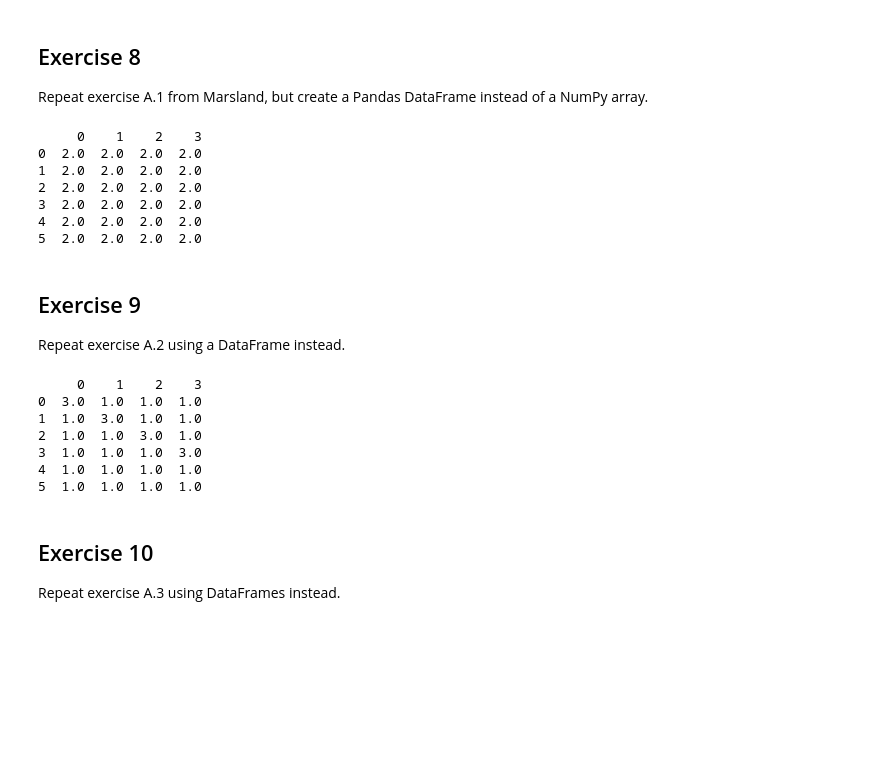
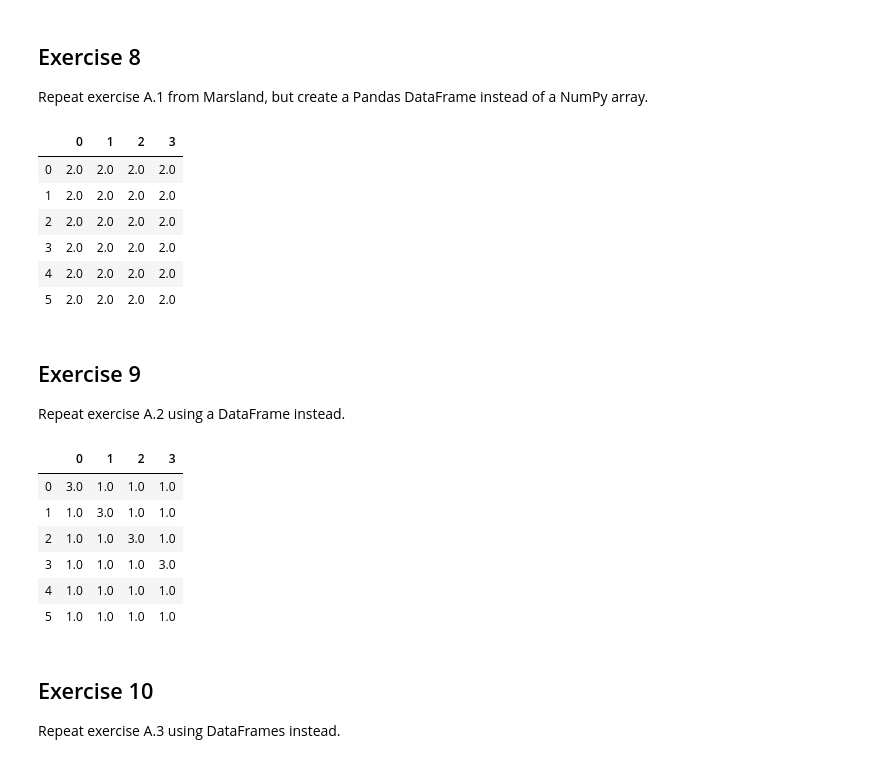
Before and after one commit to 2019-winter/lab-1-nmcobb, a Jupyter notebook: labs/Lab 1 - Python and NumPy.ipynb, the cells around one changed output. Drawn from its saved outputs; the diff is of its cells as text; code cells hidden in the pictures; blank space fills up the shorter version.

```diff
--- a/labs/Lab 1 - Python and NumPy.ipynb
+++ b/labs/Lab 1 - Python and NumPy.ipynb
@@ -138,35 +160,41 @@ While the Marsland book avoids using another popular package called Pandas, we w
 ## Exercise 8
 Repeat exercise A.1 from Marsland, but create a Pandas DataFrame instead of a NumPy array.
 # %%
+## YOUR SOLUTION HERE
+## BEGIN SOLUTION
 import pandas as pd
 arr = np.ones((6,4))
 df = pd.DataFrame(data=arr)
 a = df * 2
-print(a)
+a
+## END SOLUTION
 # %% [output]
-     0    1    2    3
-0  2.0  2.0  2.0  2.0
-1  2.0  2.0  2.0  2.0
-2  2.0  2.0  2.0  2.0
-3  2.0  2.0  2.0  2.0
-4  2.0  2.0  2.0  2.0
-5  2.0  2.0  2.0  2.0
+|  | 0 | 1 | 2 | 3 |
+| 0 | 2.0 | 2.0 | 2.0 | 2.0 |
+| 1 | 2.0 | 2.0 | 2.0 | 2.0 |
+| 2 | 2.0 | 2.0 | 2.0 | 2.0 |
+| 3 | 2.0 | 2.0 | 2.0 | 2.0 |
+| 4 | 2.0 | 2.0 | 2.0 | 2.0 |
+| 5 | 2.0 | 2.0 | 2.0 | 2.0 |
 # %% [markdown]
 ## Exercise 9
 Repeat exercise A.2 using a DataFrame instead.
 # %%
+## YOUR SOLUTION HERE
+## BEGIN SOLUTION
 b = np.ones((6,4))
 np.fill_diagonal(b, 3)
 b = pd.DataFrame(data=b)
-print(b)
+b
+## END SOLUTION
 # %% [output]
-     0    1    2    3
-0  3.0  1.0  1.0  1.0
-1  1.0  3.0  1.0  1.0
-2  1.0  1.0  3.0  1.0
-3  1.0  1.0  1.0  3.0
-4  1.0  1.0  1.0  1.0
-5  1.0  1.0  1.0  1.0
+|  | 0 | 1 | 2 | 3 |
+| 0 | 3.0 | 1.0 | 1.0 | 1.0 |
+| 1 | 1.0 | 3.0 | 1.0 | 1.0 |
+| 2 | 1.0 | 1.0 | 3.0 | 1.0 |
+| 3 | 1.0 | 1.0 | 1.0 | 3.0 |
+| 4 | 1.0 | 1.0 | 1.0 | 1.0 |
+| 5 | 1.0 | 1.0 | 1.0 | 1.0 |
 # %% [markdown]
 ## Exercise 10
 Repeat exercise A.3 using DataFrames instead.
```
Also changed, not shown: parts of 13 cells of this notebook, 1 other file.
